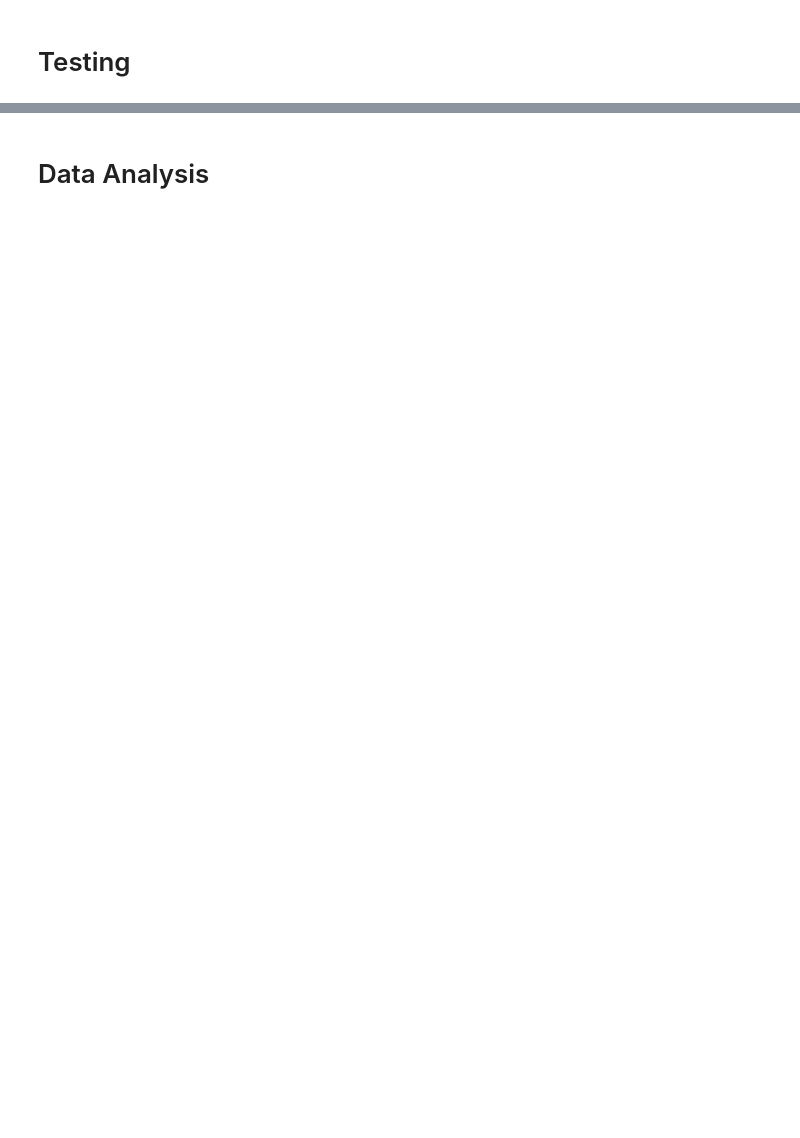
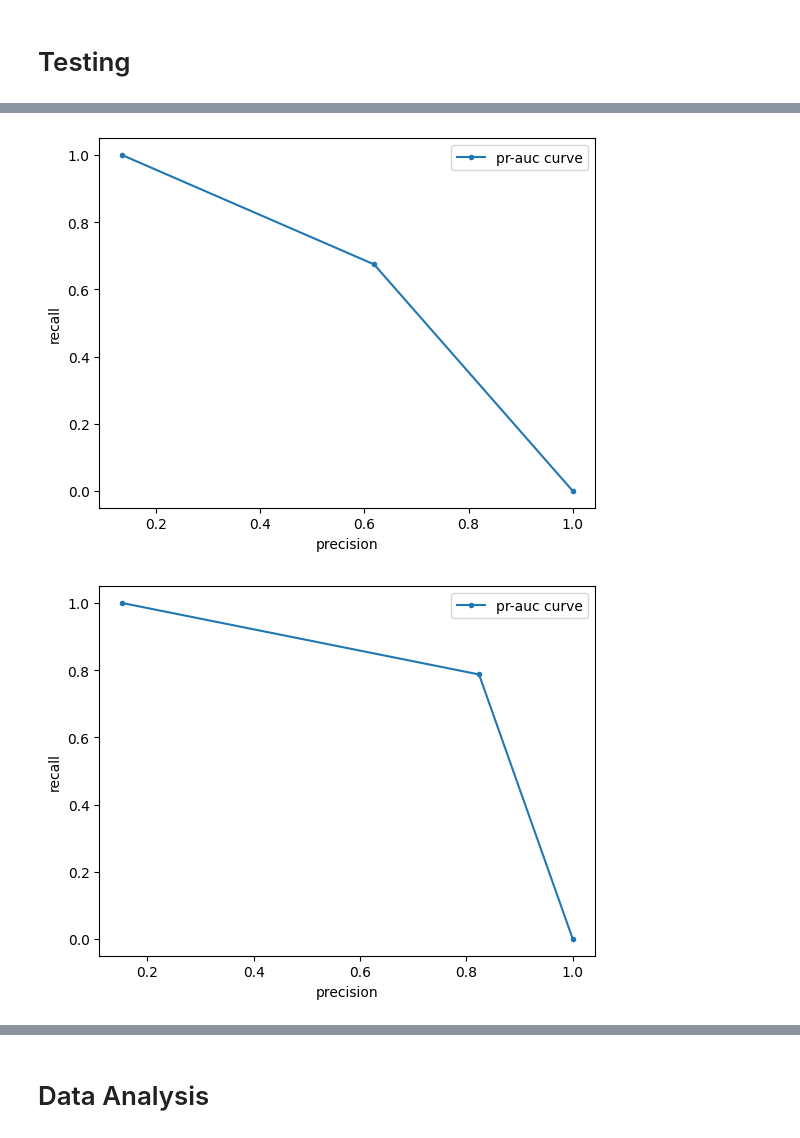
Before and after one commit to eunice-nwaobi/ENGG-680-Project, a Jupyter notebook: model/adaptedMeijer.ipynb, the cells around one changed output, grey strips where cells are left out. Saved outputs shown, nothing was run; the diff lists cells and outputs as text; code cells hidden in the pictures; blank space fills up the shorter version.

Commit message:
Changed model and nearly completed.

```diff
--- a/model/adaptedMeijer.ipynb
+++ b/model/adaptedMeijer.ipynb
@@ -257,18 +356,22 @@ plt.title("Training Loss")
 # Testing
 # %%
 testSet = SewerDataset(filesTest)
-learningRate = .005
+learningRate = .0005
 nTest = len(filesTest)
-epochs=103
-net = torch.load(f"{saveFiles}finalForty/net_{str(learningRate).replace('.', '_')}_{epochs-1}.pth", map_location ="cpu")
+device = torch.device("cuda:0" if torch.cuda.is_available() else "cpu")
+
+net = torch.load(f"{saveFiles}finalForty/{bestFile}")
+device = torch.device("cuda:0" if torch.cuda.is_available() else "cpu")
+net.to("cuda:0")
 predictionsCrack = np.zeros(nTest, )
 predictionsLrc = np.zeros(nTest, )
 predictionsDefect = np.zeros(nTest, )
 actualCrack, actualLrc, actualDefect = np.zeros(nTest, ), np.zeros(nTest, ), np.zeros(nTest, )
 testLoader = DataLoader(dataset=valSet, batch_size=1)
 for i, (x, y) in enumerate(testLoader):
-  #x, y = x.to(device, dtype=torch.float32), y.to(device, dtype=torch.float32) #?
+  x, y = x.to(device, dtype=torch.float32), y.to(device, dtype=torch.float32) #?
   predictions = net(x)
+  predictions = torch.round(predictions, decimals=0) # rounding probability outputs?
   predictions = predictions.to("cpu").detach().numpy()
   predictions = predictions.reshape(-1,)
   predictionsCrack[i] = predictions[0]
@@ -302,0 +406,34 @@ weighted avg       0.66      0.64      0.65      1327
+# %%
+with open(f"{saveFigsFiles}actualCrack.npy", "wb") as f:
+    np.save(f, actualCrack)
+with open(f"{saveFigsFiles}predictionsCrack.npy", "wb") as f:
+    np.save(f, predictionsCrack)
+with open(f"{saveFigsFiles}actualLrc.npy", "wb") as f:
+    np.save(f, actualLrc)
+with open(f"{saveFigsFiles}predictionsLrc.npy", "wb") as f:
+    np.save(f, predictionsLrc)
+with open(f"{saveFigsFiles}actualDefect.npy", "wb") as f:
+    np.save(f, actualDefect)
+with open(f"{saveFigsFiles}predictionsDefect.npy", "wb") as f:
+    np.save(f, predictionsDefect)
+# %%
+def PRAUC(ytrue, ypred, saveFigsFiles, saveFigName):
+  # calculate roc curve for model
+  precision, recall, _ = precision_recall_curve(ytrue, ypred)
+  # plot model roc curve
+  plt.plot(precision, recall, marker='.', label="pr-auc curve")
+  # axis labels
+  plt.xlabel('precision')
+  plt.ylabel('recall')
+  # show the legend
+  plt.legend()
+  # show the plot
+  plt.savefig(f"{saveFigsFiles}{saveFigName}")
+  plt.show()
+# %%
+PRAUC(actualCrack, predictionsCrack, saveFigsFiles, "prauc_crack.png")
+PRAUC(actualLrc, predictionsLrc, saveFigsFiles, "prauc_lrc.png")
+PRAUC(actualDefect, predictionsDefect, saveFigsFiles, "prauc_defect.png")
+# %% [output]
+[figure, added]
+[figure, added]
```
Also changed, not shown: parts of 19 cells of this notebook, 56 other files.
